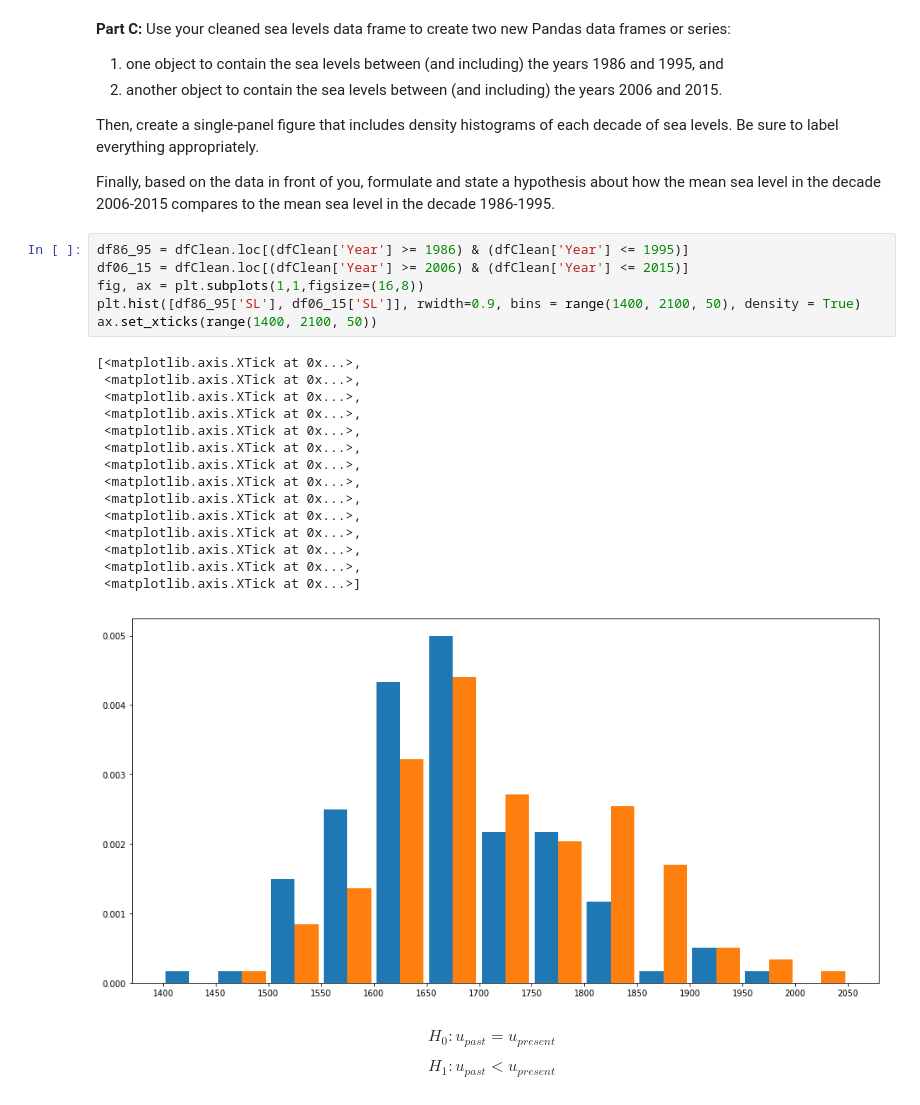
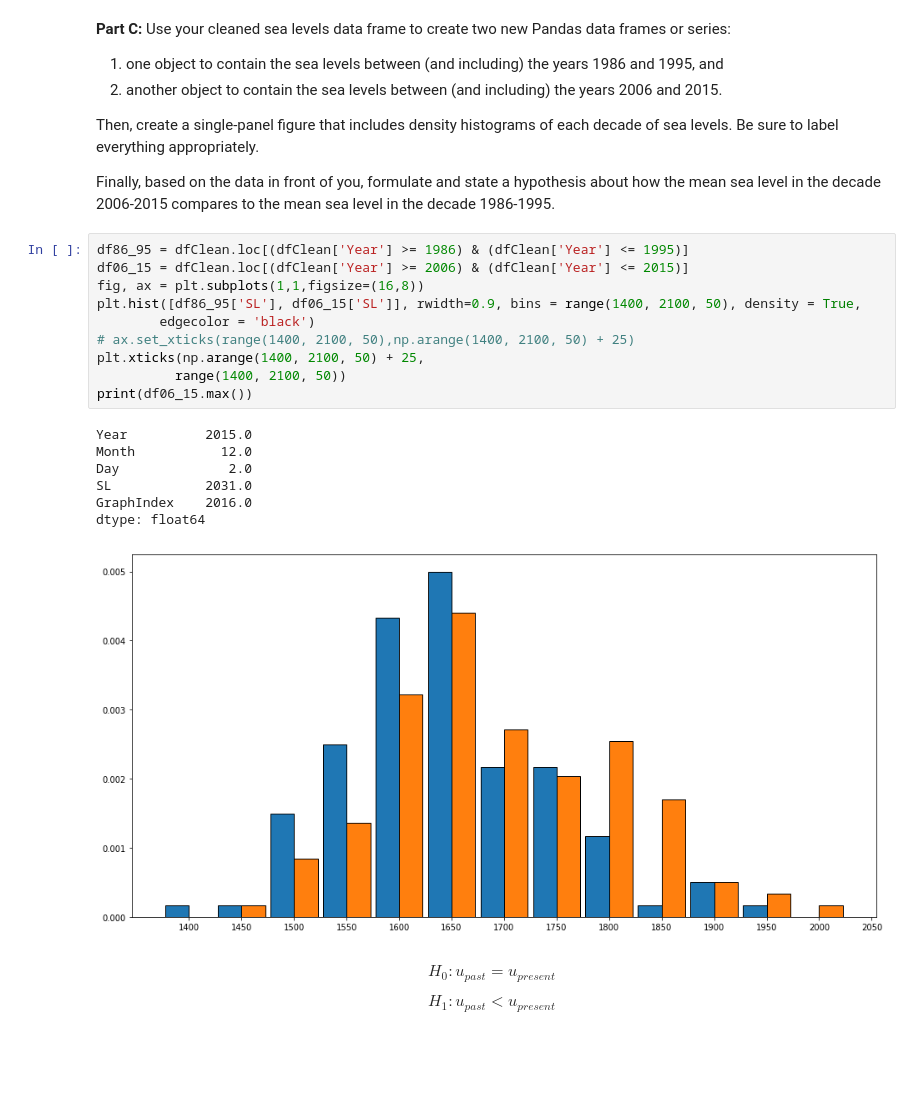
Before and after one commit to howardmonington/friendly-fortnight, a Jupyter notebook: homework/homework5/hmwk05_Kennedy_Alex.ipynb, the cells around one changed output. Cells and saved outputs as stored; diff of their text form; blank space fills up the shorter version.

```diff
--- a/homework/homework5/hmwk05_Kennedy_Alex.ipynb
+++ b/homework/homework5/hmwk05_Kennedy_Alex.ipynb
@@ -131,25 +134,21 @@ Finally, based on the data in front of you, formulate and state a hypothesis abo
 # %%
 df86_95 = dfClean.loc[(dfClean['Year'] >= 1986) & (dfClean['Year'] <= 1995)]
 df06_15 = dfClean.loc[(dfClean['Year'] >= 2006) & (dfClean['Year'] <= 2015)]
 fig, ax = plt.subplots(1,1,figsize=(16,8))
-plt.hist([df86_95['SL'], df06_15['SL']], rwidth=0.9, bins = range(1400, 2100, 50), density = True)
-ax.set_xticks(range(1400, 2100, 50))
+plt.hist([df86_95['SL'], df06_15['SL']], rwidth=0.9, bins = range(1400, 2100, 50), density = True,
+        edgecolor = 'black')
+# ax.set_xticks(range(1400, 2100, 50),np.arange(1400, 2100, 50) + 25)
+plt.xticks(np.arange(1400, 2100, 50) + 25,
+          range(1400, 2100, 50))
+print(df06_15.max())
 # %% [output]
-[<matplotlib.axis.XTick at 0x...>,
- <matplotlib.axis.XTick at 0x...>,
- <matplotlib.axis.XTick at 0x...>,
- <matplotlib.axis.XTick at 0x...>,
- <matplotlib.axis.XTick at 0x...>,
- <matplotlib.axis.XTick at 0x...>,
- <matplotlib.axis.XTick at 0x...>,
- <matplotlib.axis.XTick at 0x...>,
- <matplotlib.axis.XTick at 0x...>,
- <matplotlib.axis.XTick at 0x...>,
- <matplotlib.axis.XTick at 0x...>,
- <matplotlib.axis.XTick at 0x...>,
- <matplotlib.axis.XTick at 0x...>,
- <matplotlib.axis.XTick at 0x...>]
+Year          2015.0
+Month           12.0
+Day              2.0
+SL            2031.0
+GraphIndex    2016.0
+dtype: float64
-[figure, old version]
+[figure, new version]
 # %% [markdown]
 $$
     H_0: u_{past} = u_{present}
```
Also changed, not shown: parts of 10 cells of this notebook.
